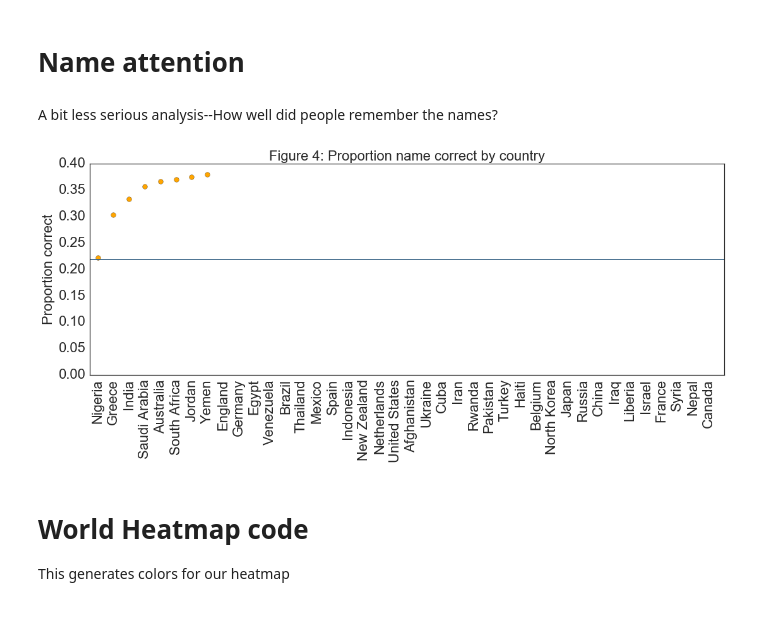
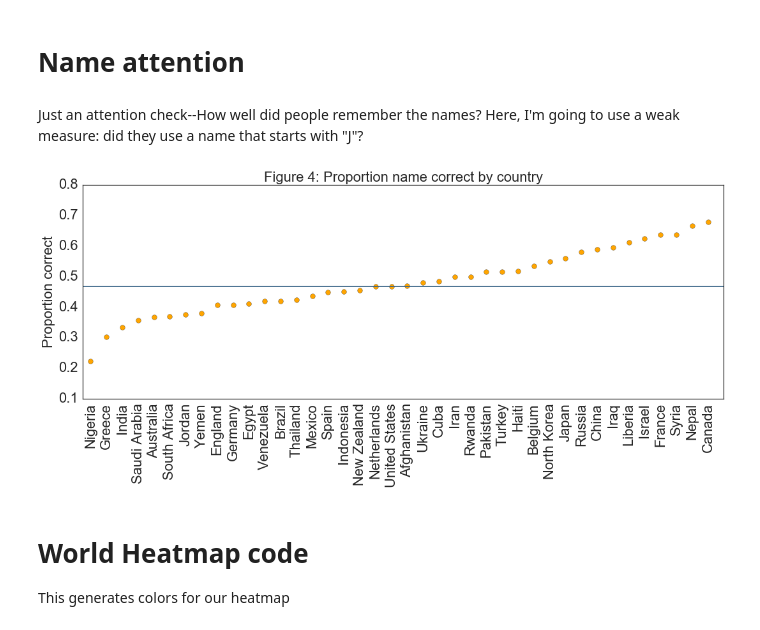
Before and after one commit to timflew/stereotype_news, a Jupyter notebook: pilot_survey_v2/Expected casualties by nationalities-Pilot 3.ipynb, the cells around one changed output. Drawn from its saved outputs; the diff is of its cells as text; code cells hidden in the pictures.

Commit message:
names

```diff
--- a/pilot_survey_v2/Expected casualties by nationalities-Pilot 3.ipynb
+++ b/pilot_survey_v2/Expected casualties by nationalities-Pilot 3.ipynb
@@ -212,41 +212,41 @@ There are three next steps that we're planning on taking to really flesh our fin
 2. Examine how these biases change as they propogate through social networks-On Facebook and other social networks, people don't just read the posts; they also remember then, form their own impression of it and construct a new post. As that process repeats, the content of the original message will become distorted by the network's general expectations. Having people do this task in a similar social network (like the one used in Lew & Vul, 2015, Prior expectations in visual memory revealed by iterated learning) will allow us to examine these dynamics. Additionally, because the correct answer will change as it is passed from person to person, we will also being able to circumvent the problem of people remembering the correct answer
 # %% [markdown]
 # Name attention
-# %% [markdown]
-A bit less serious analysis--How well did people remember the names?
+# %% [markdown]
+Just an attention check--How well did people remember the names? Here, I'm going to use a weak measure: did they use a name that starts with "J"?
 # %%
 name_correct=[]
 
 for tc in range(len(country_count)):
     # select country, leave out correct answers
     inds=np.logical_and(all_data['true_country']==str(tc),[ post_check(n) for n in all_data['resp_poster']])
     num_resp=all_data['true_country']==str(tc)
     name_correct.append(float(np.sum(inds))/np.sum(num_resp))
 
 
 name_sort=np.argsort(name_correct)
 name_correct_2=[name_correct[i] for i in name_sort]
 countries2=[countries[i] for i in name_sort]
 
 plt.figure(figsize=(18,6))
 
 plt.title('Figure 4: Proportion name correct by country',fontsize='22')
 
 # US properties
-us_prop=country_correct[3]
+us_prop=name_correct[3]
 
 plt.plot([-.5, len(country_correct)],[us_prop,us_prop],\
                 c='#396487')
 
 plt.scatter(range(len(country_sort)), name_correct_2,c='orange',s=60)
 plt.ylabel('Proportion correct',fontsize='22')
 
 plt.xticks(range(len(country_correct)), countries2, rotation='90',fontsize=22)
 plt.yticks(fontsize=22)
-plt.axis([-.5, len(country_correct), 0,.])
+plt.axis([-.5, len(country_correct), .1,.8])
 plt.show()
 # %% [output]
-[figure, old version]
+[figure, new version]
 # %% [markdown]
 # World Heatmap code
 
```
